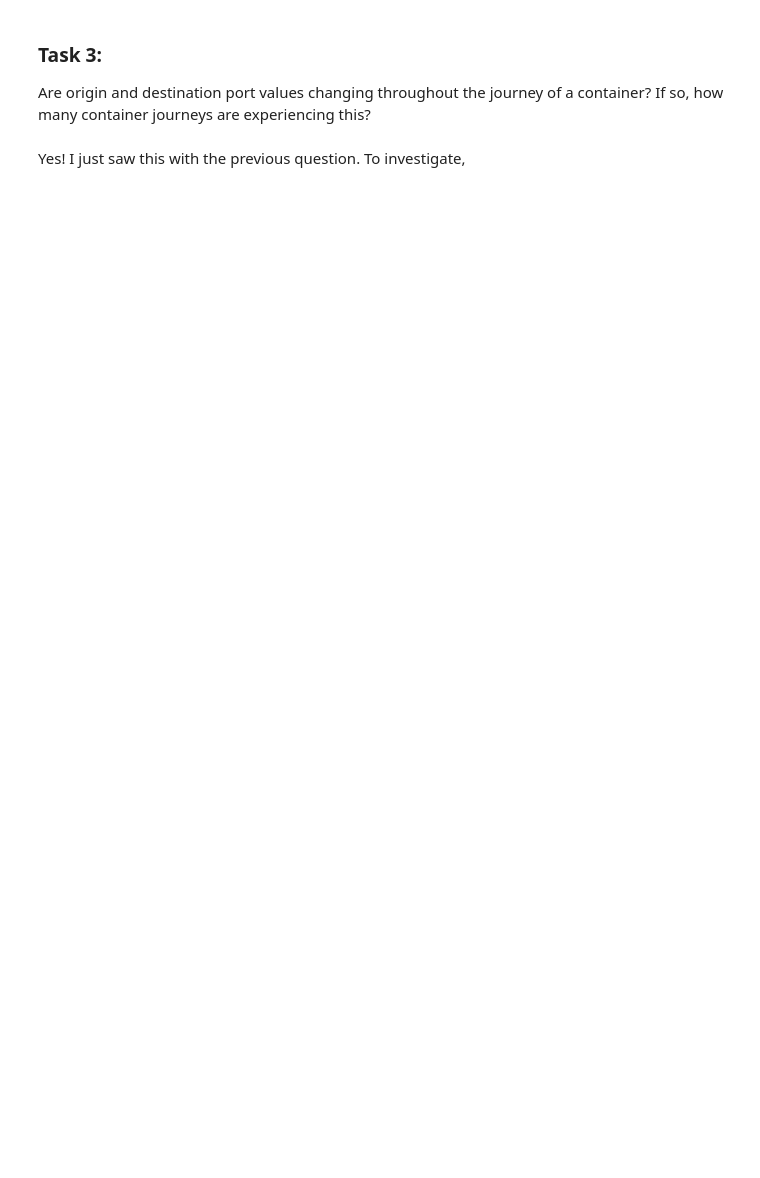
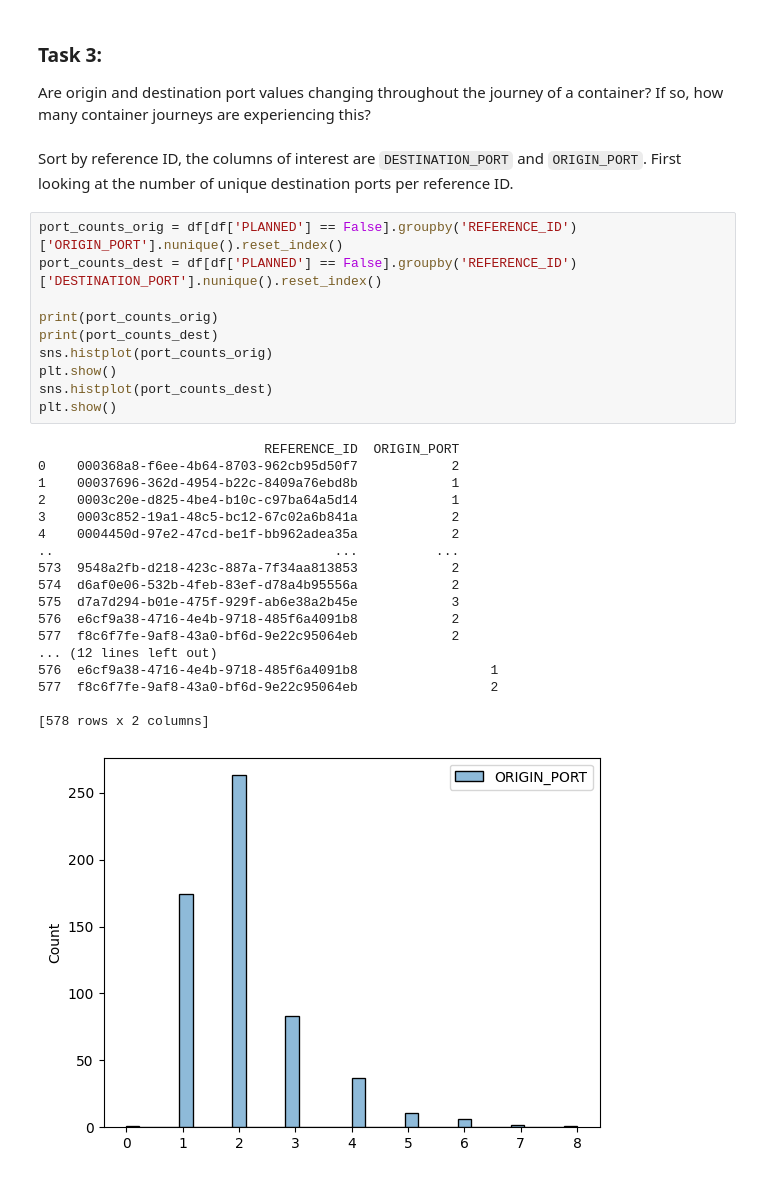
Before and after one commit to beckynevin/ShipIt, a Jupyter notebook: ExploreData.ipynb, the cells around one changed output. Saved outputs shown, nothing was run; the diff lists cells and outputs as text; blank space fills up the shorter version.

```diff
--- a/ExploreData.ipynb
+++ b/ExploreData.ipynb
@@ -386,4 +386,33 @@ Hmmmm there are more than two entries here, which is unexpected because I though
 
 Are origin and destination port values changing throughout the journey of a container? If so, how many container journeys are experiencing this?
 # %% [markdown]
-Yes! I just saw this with the previous question. To investigate,
+Sort by reference ID, the columns of interest are `DESTINATION_PORT` and `ORIGIN_PORT`. First looking at the number of unique destination ports per reference ID.
+# %%
+port_counts_orig = df[df['PLANNED'] == False].groupby('REFERENCE_ID')['ORIGIN_PORT'].nunique().reset_index()
+port_counts_dest = df[df['PLANNED'] == False].groupby('REFERENCE_ID')['DESTINATION_PORT'].nunique().reset_index()
+
+print(port_counts_orig)
+print(port_counts_dest)
+sns.histplot(port_counts_orig)
+plt.show()
+sns.histplot(port_counts_dest)
+plt.show()
+# %% [output]
+                             REFERENCE_ID  ORIGIN_PORT
+0    000368a8-f6ee-4b64-8703-962cb95d50f7            2
+1    00037696-362d-4954-b22c-8409a76ebd8b            1
+2    0003c20e-d825-4be4-b10c-c97ba64a5d14            1
+3    0003c852-19a1-48c5-bc12-67c02a6b841a            2
+4    0004450d-97e2-47cd-be1f-bb962adea35a            2
+..                                    ...          ...
+573  9548a2fb-d218-423c-887a-7f34aa813853            2
+574  d6af0e06-532b-4feb-83ef-d78a4b95556a            2
+575  d7a7d294-b01e-475f-929f-ab6e38a2b45e            3
+576  e6cf9a38-4716-4e4b-9718-485f6a4091b8            2
+577  f8c6f7fe-9af8-43a0-bf6d-9e22c95064eb            2
+... (12 lines left out)
+576  e6cf9a38-4716-4e4b-9718-485f6a4091b8                 1
+577  f8c6f7fe-9af8-43a0-bf6d-9e22c95064eb                 2
+
+[578 rows x 2 columns]
+[figure, added]
```
Also changed, not shown: parts of 27 cells of this notebook.
